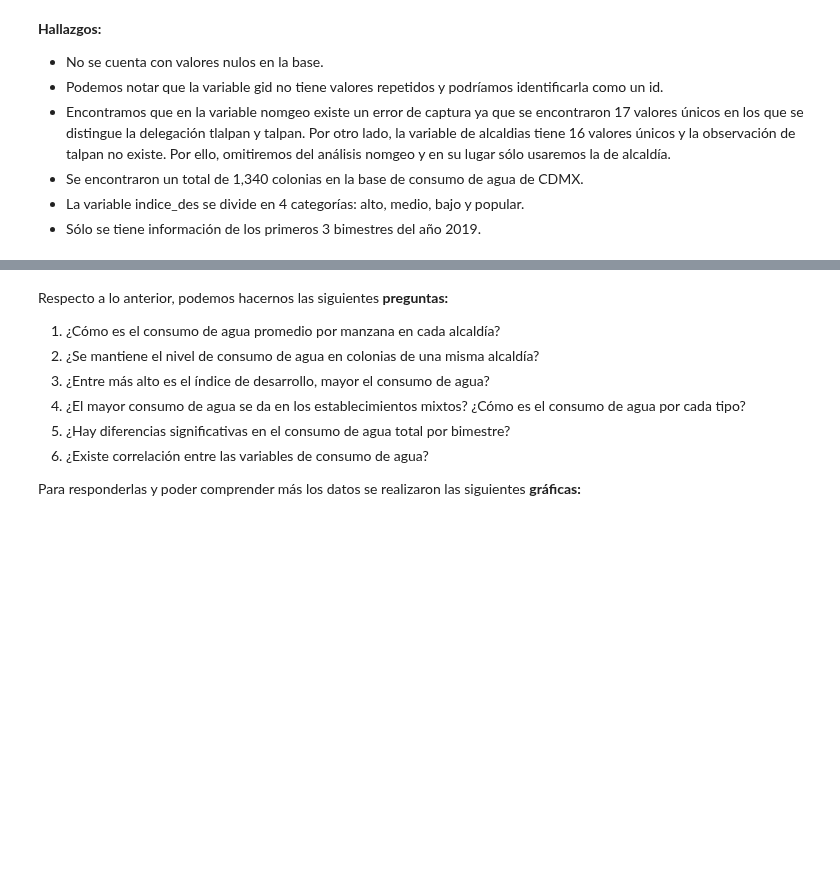
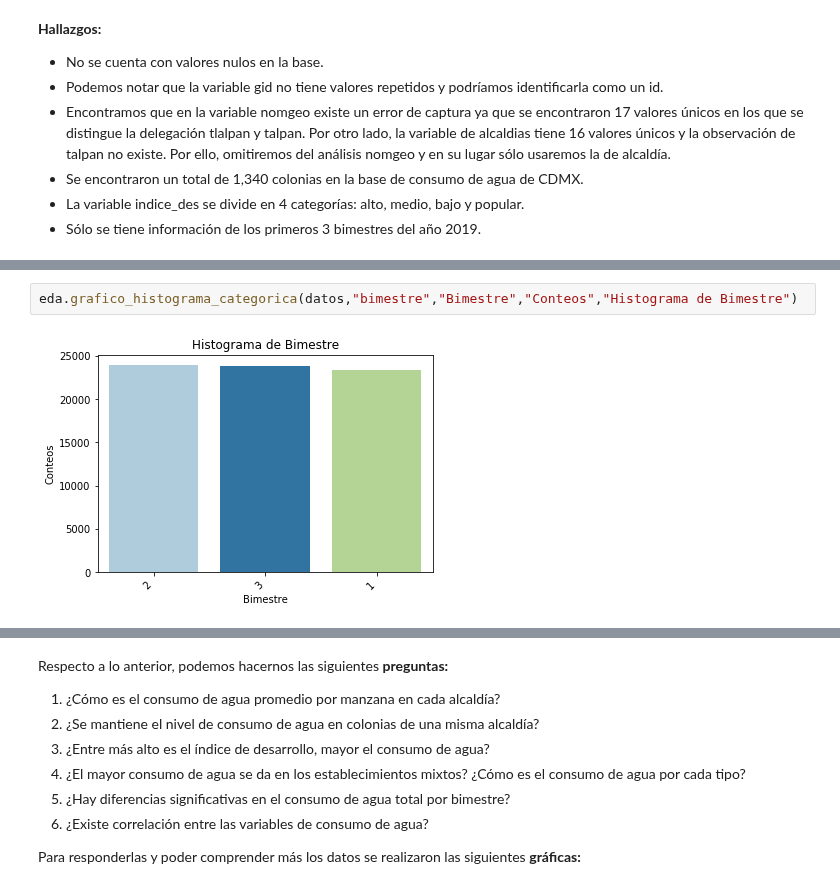
Before and after one commit to DorelyMS/git-ids, a Jupyter notebook: Reporte_EDA_GDA.ipynb, the cells around one changed output, grey strips where cells are left out. Drawn from its saved outputs; the diff is of its cells as text; blank space fills up the shorter version.

```diff
--- a/Reporte_EDA_GDA.ipynb
+++ b/Reporte_EDA_GDA.ipynb
@@ -163,0 +172,4 @@ eda.tabla_estadisticos_descriptivos_variables_categoricas(datos)
+# %%
+eda.grafico_histograma_categorica(datos,"bimestre","Bimestre","Conteos","Histograma de Bimestre")
+# %% [output]
+[figure, added]
```
Also changed, not shown: parts of 15 cells of this notebook, 8 other files.
